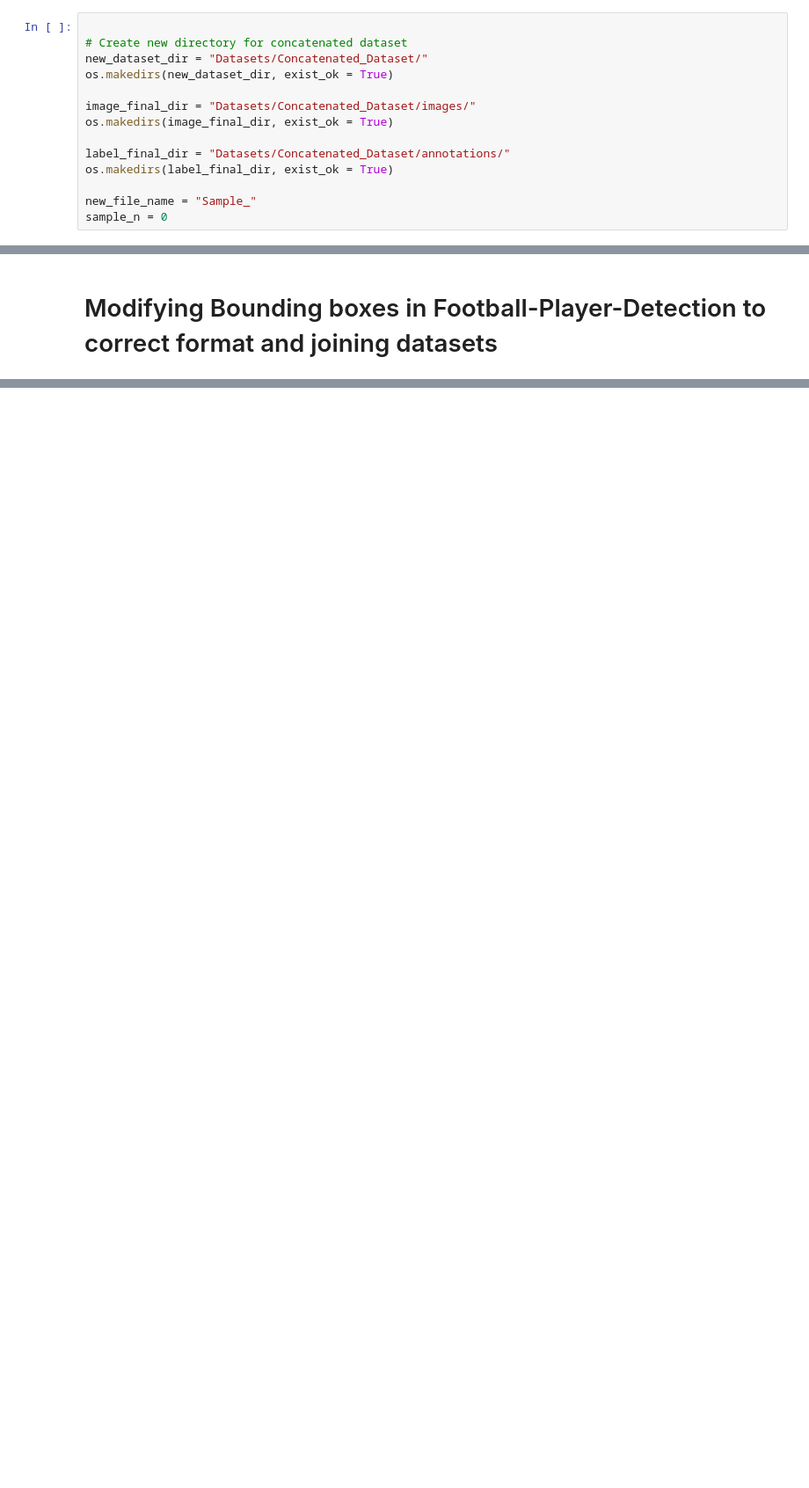
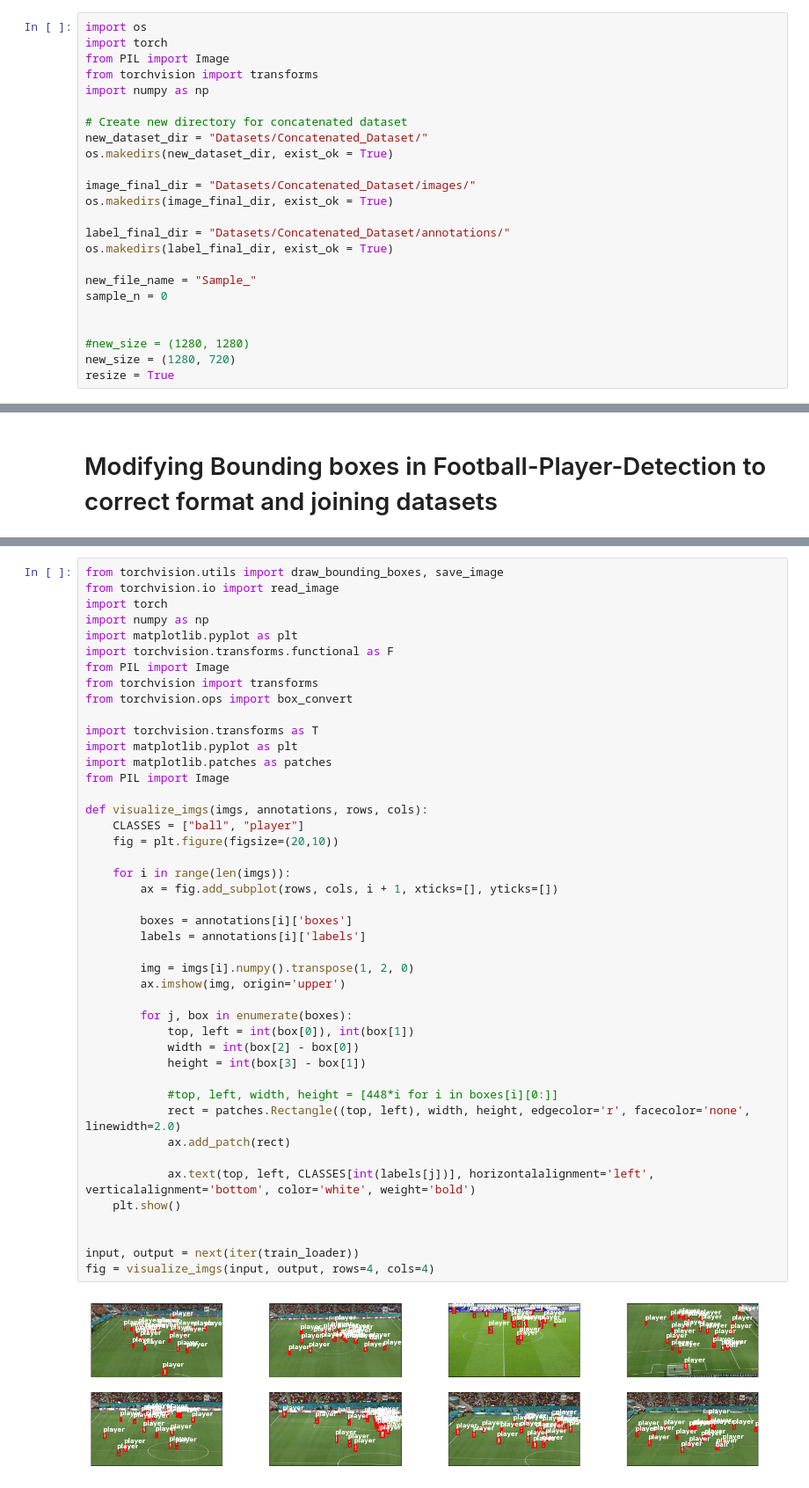
Before and after one commit to daniel-macrae/DeepLearning-2023, a Jupyter notebook: Dataset_ preprocessing.ipynb, the cells around one changed output, grey strips where cells are left out. Shown: that part at 88% size. Saved outputs shown, nothing was run; the diff lists cells and outputs as text; blank space fills up the shorter version.

Commit message:
dataLoader pipeline

```diff
--- a/Dataset_ preprocessing.ipynb
+++ b/Dataset_ preprocessing.ipynb
@@ -38,4 +36,9 @@ import numpy as np
 # %%
+import os
+import torch
+from PIL import Image
+from torchvision import transforms
+import numpy as np
 
 # Create new directory for concatenated dataset
 new_dataset_dir = "Datasets/Concatenated_Dataset/"
@@ -49,6 +52,11 @@ os.makedirs(label_final_dir, exist_ok = True)
 
 new_file_name = "Sample_"
 sample_n = 0
+
+
+#new_size = (1280, 1280)
+new_size = (1280, 720)
+resize = True
 # %% [markdown]
 # Reshaping SOD_Dataset and switching labels
 # %%
@@ -274,0 +295,46 @@ test_loader = DataLoader(dataset, batch_size=batch_size, sampler=test_sampler)
+# %%
+from torchvision.utils import draw_bounding_boxes, save_image
+from torchvision.io import read_image
+import torch
+import numpy as np
+import matplotlib.pyplot as plt
+import torchvision.transforms.functional as F
+from PIL import Image
+from torchvision import transforms
+from torchvision.ops import box_convert
+
+import torchvision.transforms as T
+import matplotlib.pyplot as plt
+import matplotlib.patches as patches
+from PIL import Image
+
+def visualize_imgs(imgs, annotations, rows, cols):
+    CLASSES = ["ball", "player"]
+    fig = plt.figure(figsize=(20,10))
+
+    for i in range(len(imgs)):
+        ax = fig.add_subplot(rows, cols, i + 1, xticks=[], yticks=[])
+
+        boxes = annotations[i]['boxes']
+        labels = annotations[i]['labels']
+
+        img = imgs[i].numpy().transpose(1, 2, 0)
+        ax.imshow(img, origin='upper')
+
+        for j, box in enumerate(boxes):
+            top, left = int(box[0]), int(box[1])
+            width = int(box[2] - box[0])
+            height = int(box[3] - box[1])
+
+            #top, left, width, height = [448*i for i in boxes[i][0:]]
+            rect = patches.Rectangle((top, left), width, height, edgecolor='r', facecolor='none', linewidth=2.0)
+            ax.add_patch(rect)
+
+            ax.text(top, left, CLASSES[int(labels[j])], horizontalalignment='left', verticalalignment='bottom', color='white', weight='bold')
+    plt.show()
+
+
+input, output = next(iter(train_loader))
+fig = visualize_imgs(input, output, rows=4, cols=4)
+# %% [output]
+[figure, added]
```
Also changed, not shown: parts of 13 cells of this notebook, 5 other files.
